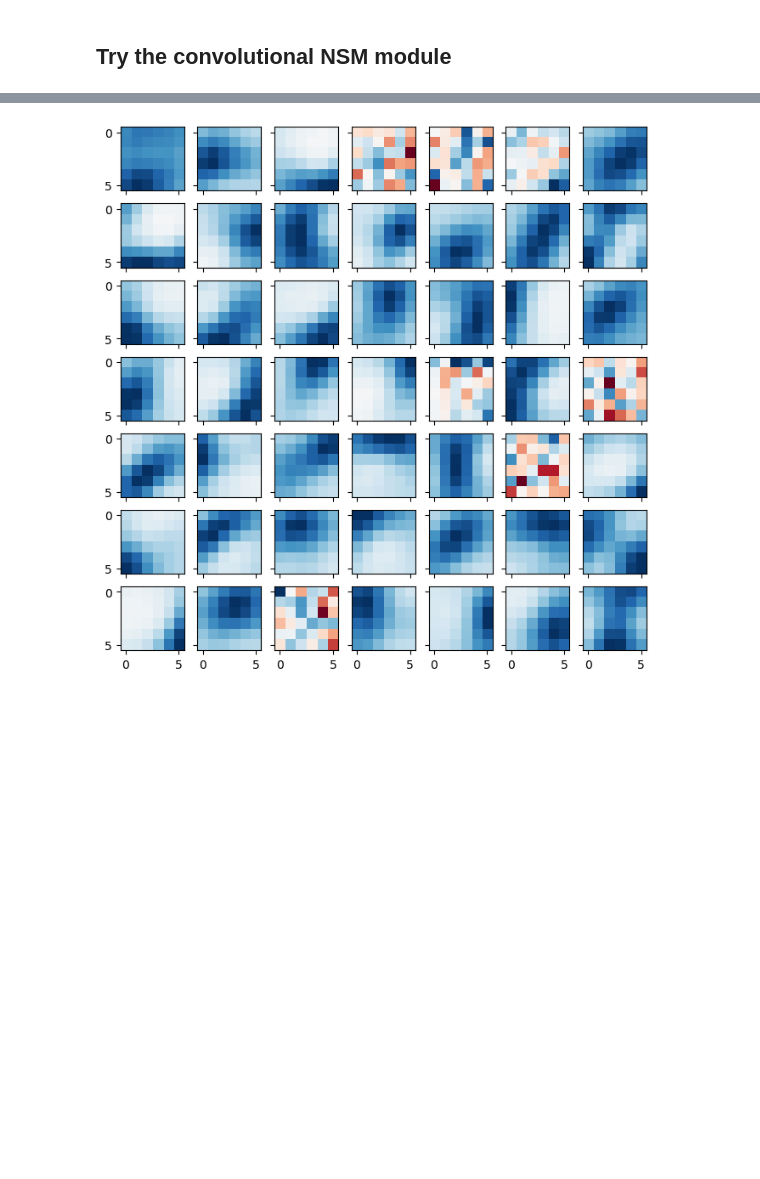
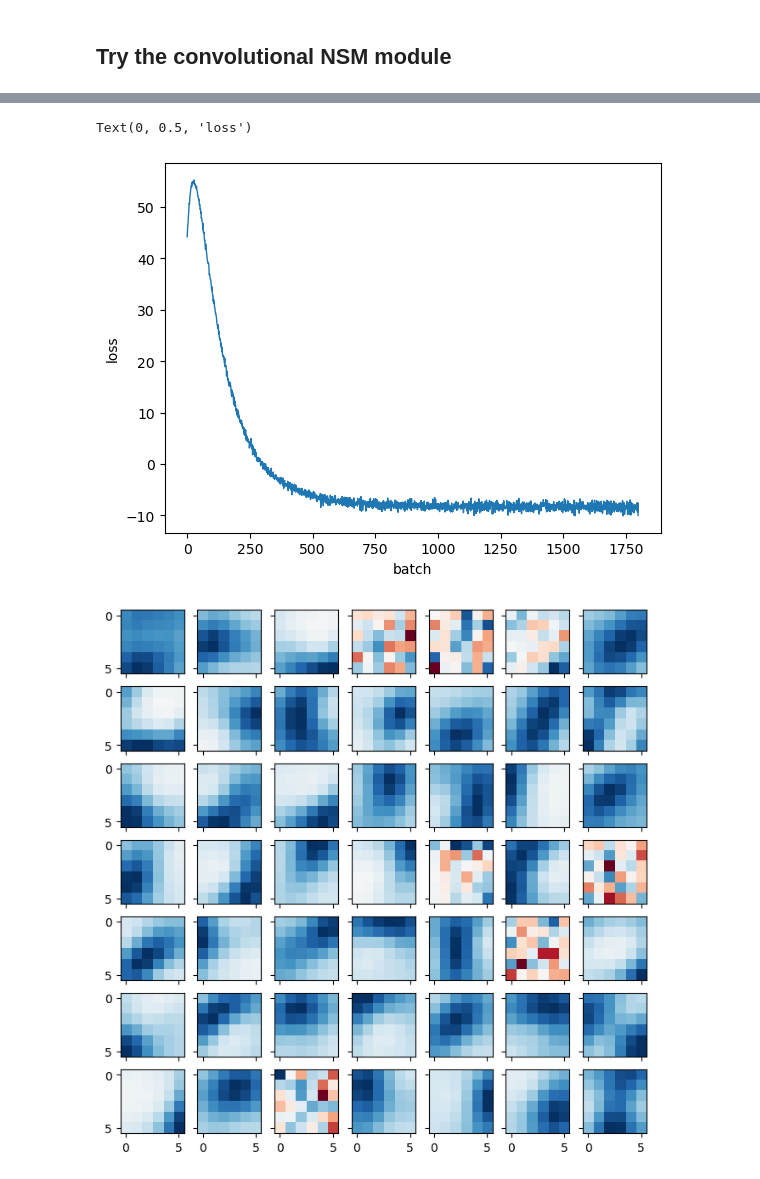
Before and after one commit to Shagesh/pytorch-NSM, a Jupyter notebook: examples/Pytorch-NSM.ipynb, the cells around one changed output, grey strips where cells are left out. Cells and saved outputs as stored; diff of their text form; code cells hidden in the pictures; blank space fills up the shorter version.

```diff
--- a/examples/Pytorch-NSM.ipynb
+++ b/examples/Pytorch-NSM.ipynb
@@ -100,8 +102,8 @@ print(f"Running on {device}.")
 n_epochs = 3
 model = NSM_Conv(1, 50, 6).to(device)
 
+t0 = time.time()
 running_loss = []
-running_loss.append([])
 for epoch in range(n_epochs):
     pbar = tqdm(train_loader, desc=f"epoch {epoch + 1} / {n_epochs}")
     sample = 0
@@ -118,12 +120,15 @@ for epoch in range(n_epochs):
 
         pooled_outputs = model.pool_output(outputs, k_size=2, stri=2)
         loss = model.loss_NSM_conv(outputs, images)
-        running_loss[-1].append(loss.item())
+        running_loss.append(loss.item())
 
         pbar.set_postfix(
-            {"sample": sample, "loss": running_loss[-1][-1] / batch_size}, refresh=False
+            {"sample": sample, "loss": running_loss[-1] / batch_size}, refresh=False
         )
 
         sample += len(images)
+
+t1 = time.time()
+print(f"Training took {t1 - t0:.2f} seconds.")
 # %% [output]
 Running on cuda.
@@ -130,3 +136,11 @@ Running on cuda.
+# %%
+fig, ax = plt.subplots()
+ax.plot(running_loss, lw=1.0)
+ax.set_xlabel("batch")
+ax.set_ylabel("loss")
+# %% [output]
+Text(0, 0.5, 'loss')
+[figure, added]
 # %%
 filters = model.encoder.weight.detach().cpu().numpy()
 
```
Also changed, not shown: parts of 2 cells of this notebook, 1 other file.
